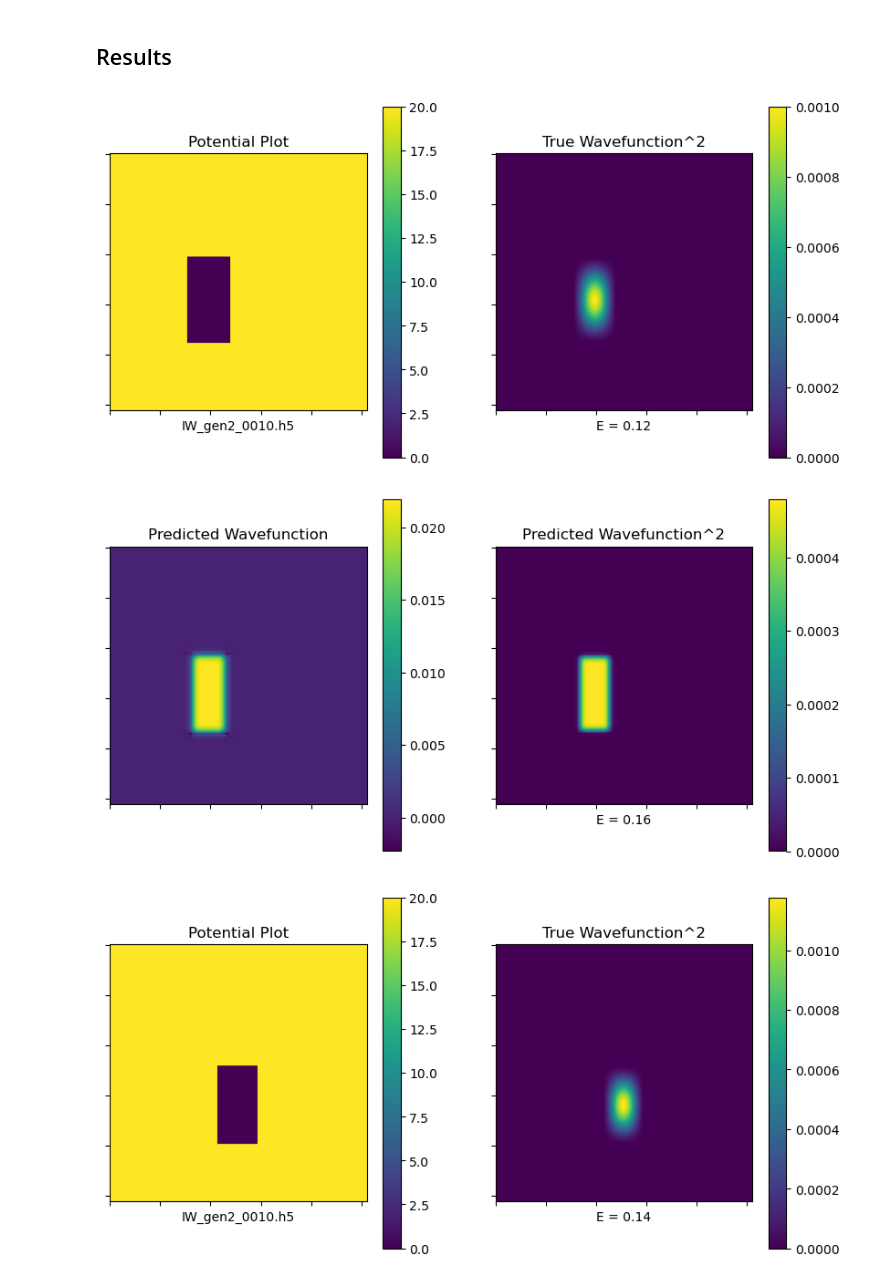
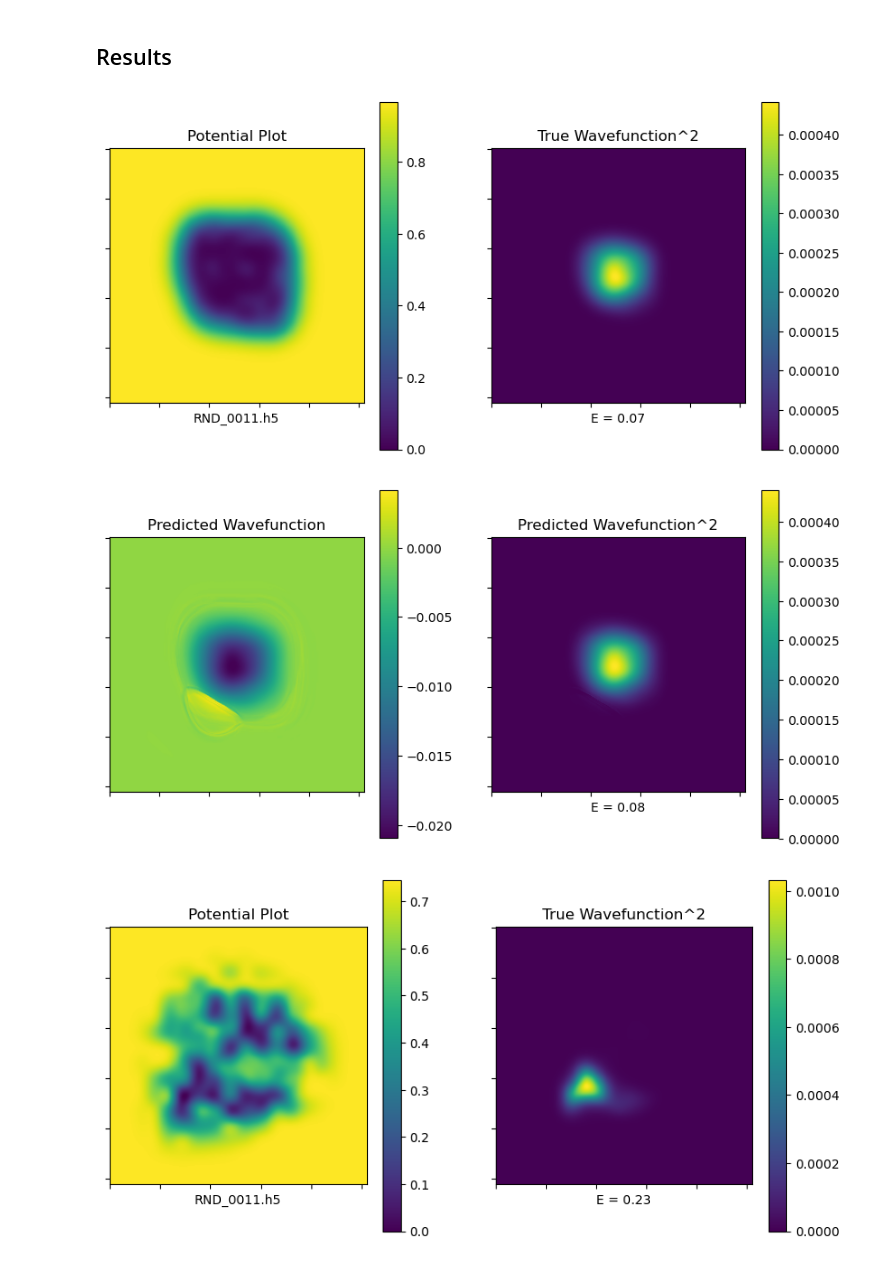
Before and after one commit to jonahmougoue/Quantum-ML-Models, a Jupyter notebook: potential_guess.ipynb, the cells around one changed output. Cells and saved outputs as stored; diff of their text form; code cells hidden in the pictures.

```diff
--- a/potential_guess.ipynb
+++ b/potential_guess.ipynb
@@ -11,7 +11,6 @@ import torch
 from QuantumDataset import QuantumDataset
 
 torch.cuda.empty_cache()
-dset = QuantumDataset('Infinite Well')
+dset = QuantumDataset('random')
 files = dset.get_files()
-len(dset)
 # %% [output]
@@ -372,7 +340,7 @@ def wavefunction_train(model,
                        validation_dataloader,
                        optimizer,
                        loss_fn,
-                       phys_loss_fn,
+                       energy_loss_fn,
                        input='potential',
                        target='wavefunction',
                        device='cuda'):
@@ -380,18 +348,17 @@ def wavefunction_train(model,
     for epoch in tqdm(range(epochs),position=0):
         model.train()
         regular_losses = []
-        phys_losses = []
+        energy_losses = []
         for data in tqdm(train_dataloader,leave=False,position=1):
             optimizer.zero_grad()
             X = data[input].to(device)
             y = data[target].to(device)
+            energy = data['energy'].to(device)
 
             psi = model(X)
-            psi2 = psi**2
-
-            regular_loss = loss_fn(psi2, y)
-            phys_loss = phys_loss_fn(psi,X)
-            phys_losses.append(phys_loss.item())
+            regular_loss = loss_fn(psi**2, y)
+            energy_loss = energy_loss_fn(psi,X,energy)
+            energy_losses.append(energy_loss.item())
 
             loss = regular_loss
             if torch.isnan(loss):
@@ -400,6 +367,8 @@ def wavefunction_train(model,
 
             regular_losses.append(regular_loss.item())
             loss.backward()
+            torch.nn.utils.clip_grad_norm_(model.parameters(), max_norm=1.0)
+
             for name, param in model.named_parameters():
                 if torch.isnan(param.grad).any():
                     print(f"NaN gradient in {name}!")
@@ -407,11 +376,11 @@ def wavefunction_train(model,
             optimizer.step()
 
         avg_regular_loss = sum(regular_losses) / len(regular_losses)
-        avg_phys_loss = sum(phys_losses) / len(phys_losses)
+        avg_energy_loss = sum(energy_losses) / len(energy_losses)
 
         tqdm.write(f'''Epoch {epoch + 1}/{epochs}
         Train Regular Loss: {avg_regular_loss}
-        Train Physics Loss: {avg_phys_loss}''')
+        Train Energy Loss: {avg_energy_loss}''')
         wavefunction_test(model,validation_dataloader,loss_fn,input=input,target=target,validate=True,device=device)
     return None
 # %% [markdown]
@@ -428,24 +397,25 @@ class MixedLoss(nn.Module):
         return self.loss_fn1(y_pred,y_true) + self.loss_fn2(y_pred,y_true) * self.alpha
 # %%
 device = 'cuda' if torch.cuda.is_available() else 'cpu'
-model2 = WavefunctionPINN(channels=(32,64,128,256)).to(device)
+model2 = WavefunctionPINN(channels=(8,16,32,64,128),dx=0.157).to(device)
 
-optimizer = torch.optim.Adam(model2.parameters(), lr=0.0001)
-loss_fn = nn.MSELoss(reduction='sum').to(device) #bad? maybe try hybrid using this for outliers?
+optimizer = torch.optim.AdamW(model2.parameters(), lr=0.0001)
+#optimizer = torch.optim.SGD(model2.parameters(), lr=0.01)
+#optimizer = torch.optim.Adagrad(model2.parameters(), lr=0.01, lr_decay=0.01)
+#optimizer = torch.optim.RMSprop(model2.parameters())
+
+#loss_fn = nn.MSELoss(reduction='sum').to(device) #bad? maybe try hybrid using this for outliers?
 loss_fn = nn.L1Loss(reduction='sum').to(device) #good for wf to wf/ best so far for all
-loss_fn = MixedLoss(nn.L1Loss(),nn.MSELoss(),alpha = 1).to(device)
+#loss_fn = MixedLoss(nn.L1Loss(reduction='sum'),nn.MSELoss(reduction='sum'),alpha = 1).to(device)
 
-#loss_fn = nn.HuberLoss(reduction='sum')
-#loss_fn = nn.SmoothL1Loss(reduction='sum')
-phys_loss_fn = phys_loss(alpha=1,dx=0.157).to(device)
-norm_loss_fn = norm_loss(alpha=0.001).to(device)
+energy_loss_fn = energy_loss(alpha=10,dx=0.157,loss_fn=nn.L1Loss(reduction='sum')).to(device)
 epochs = 10
 #epochs = 1
 
 input = 'potential'
 #input = 'wavefunction'
 target = 'wavefunction'
-wavefunction_train(model2,epochs,train_dataloader,validation_dataloader,optimizer,loss_fn,phys_loss_fn,input=input,target=target,device=device)
+wavefunction_train(model2,epochs,train_dataloader,validation_dataloader,optimizer,loss_fn,energy_loss_fn,input=input,target=target,device=device)
 wavefunction_test(model2,test_dataloader,loss_fn,input=input,target=target,validate=False,device=device)
 # %% [output]
 Epoch 1/10
@@ -480,26 +456,25 @@ L1: 0.00011110872583230957, MSE: 7.240782338158169e-07
 ## Results
 # %%
 presentation_dataloader = DataLoader(test_dataset, batch_size=1, shuffle=True)
-#presentation_dataloader = DataLoader(train_dataset, batch_size=1, shuffle=True)
 
 limit = 5
 model2.eval()
 for i, data in enumerate(presentation_dataloader):
     if i >= limit:
         break
 
     potential = data[input]
     wavefunction = data[target]
     energy = data['energy']
     potential_label = data['potential_label']
     with torch.inference_mode():
         wf = model2.forward(potential.to(device))
         wavefunction_guess = wf**2
-        energy_guess = phys_loss_fn.get_energy(wavefunction.to(device),potential.to(device))
+        energy_guess = energy_loss_fn.get_energy(wavefunction.to(device),potential.to(device))
 
         print_img(potential.squeeze(dim=0),wavefunction.squeeze(dim=0),'Potential Plot','True Wavefunction^2',energy=energy,potential_label=potential_label)
         print_img(wf.squeeze(dim=0),wavefunction_guess.squeeze(dim=0),'Predicted Wavefunction','Predicted Wavefunction^2',energy=energy_guess)
 # %% [output]
-[figure, old version]
+[figure, new version]
-[figure, old version]
+[figure, new version]
-[figure, old version]
+[figure, new version]
```
Also changed, not shown: parts of 12 cells of this notebook, 1 other file.
